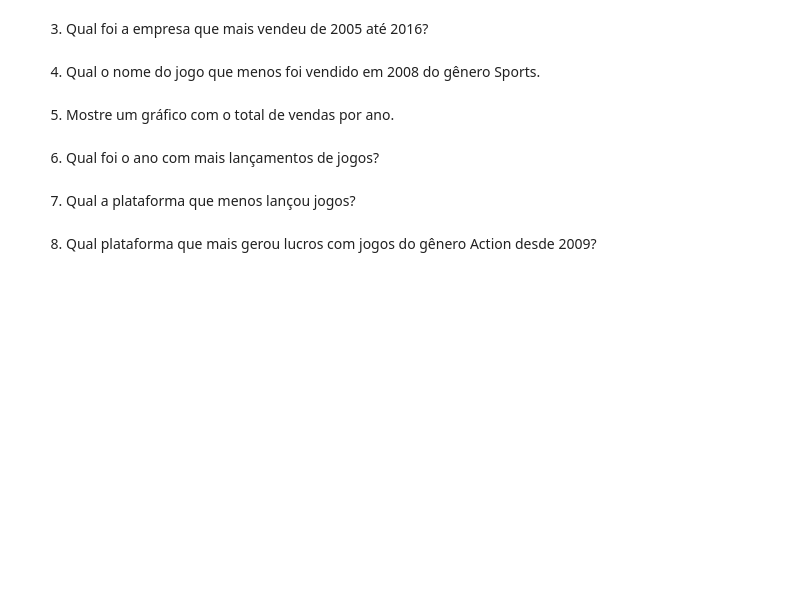
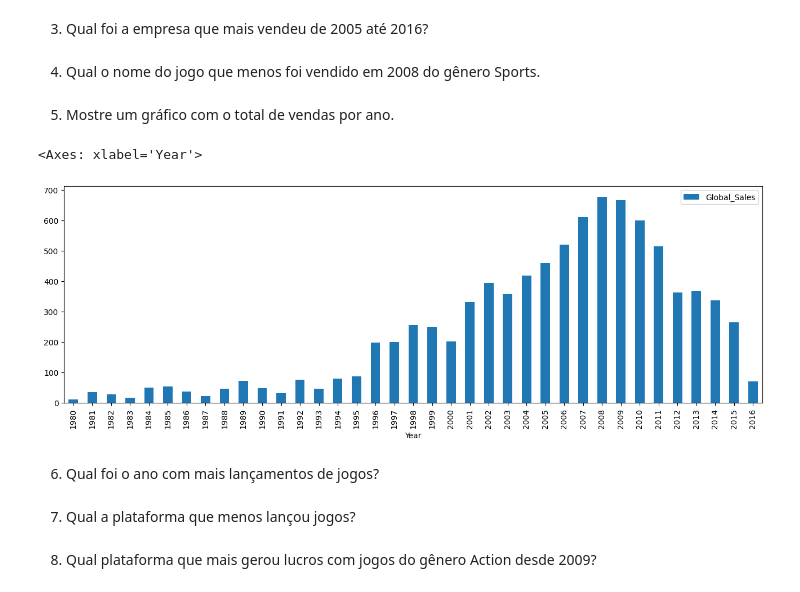
Before and after one commit to davic350/GROWDEV, a Jupyter notebook: Exercício Programação para Ciência de Dados - Pandas/exercicio_pandas_parte01.ipynb, the cells around one changed output. Drawn from its saved outputs; the diff is of its cells as text; code cells hidden in the pictures; blank space fills up the shorter version.

```diff
--- a/Exercício Programação para Ciência de Dados - Pandas/exercicio_pandas_parte01.ipynb
+++ b/Exercício Programação para Ciência de Dados - Pandas/exercicio_pandas_parte01.ipynb
@@ -54,3 +50,10 @@ plt.show()
+# %%
+vendas_por_ano = data[['Year', 'Global_Sales']].groupby('Year').sum()
+
+vendas_por_ano.plot.bar(figsize=(16,5))
+# %% [output]
+<Axes: xlabel='Year'>
+[figure, added]
 # %% [markdown]
 6) Qual foi o ano com mais lançamentos de jogos?
 # %%
```
Also changed, not shown: parts of 8 cells of this notebook, 2 other files.
